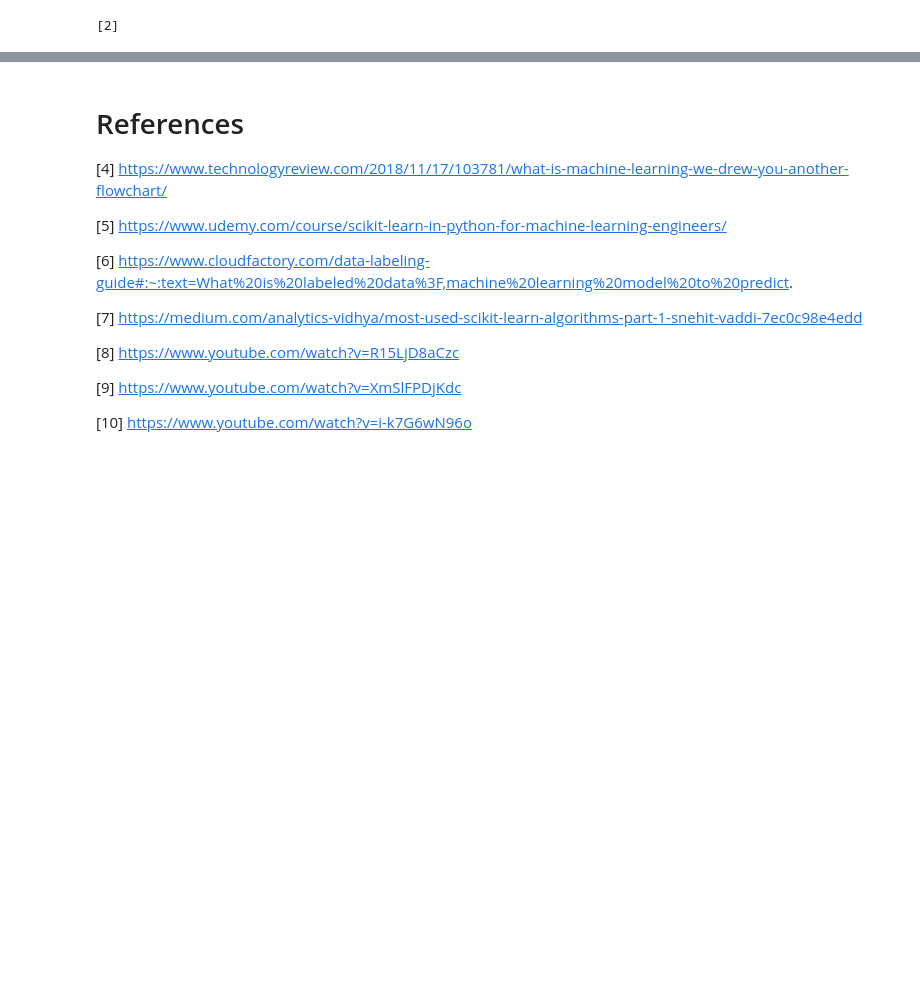
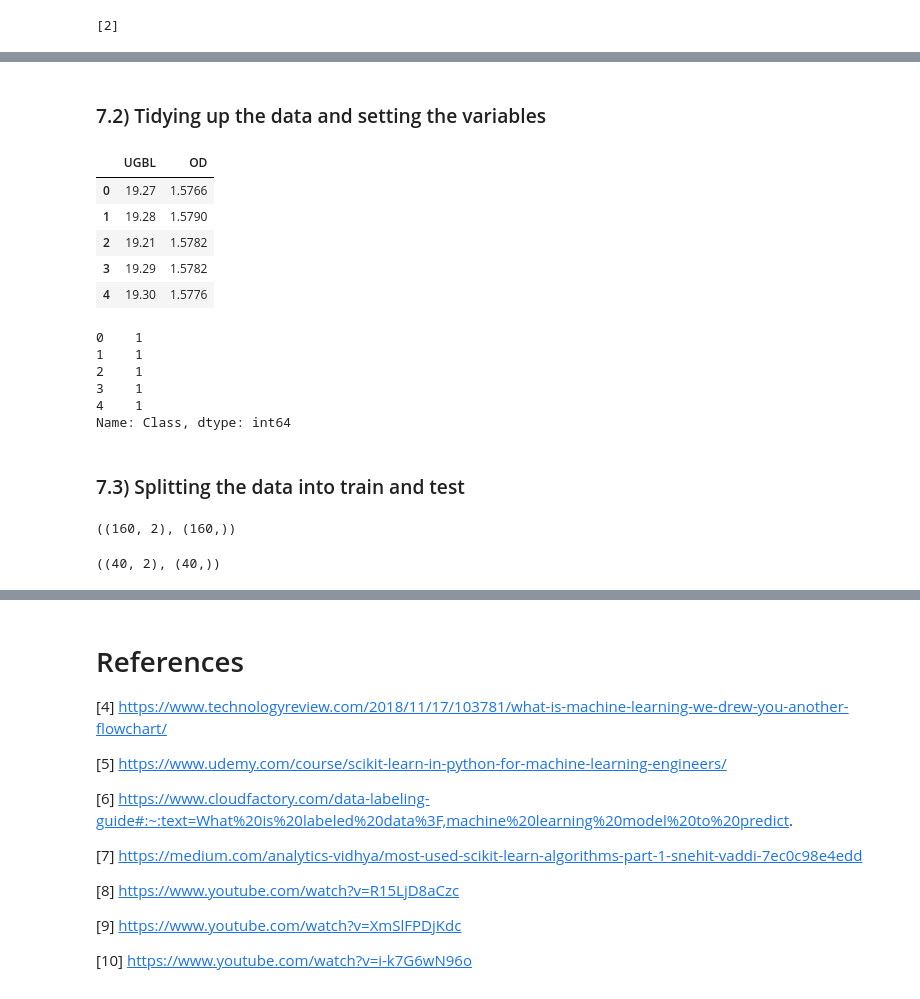
Before and after one commit to KeithQuinn/Machine-Learning-and-Statistics-Winter-21-22, a Jupyter notebook: Scikit-Learn.ipynb, the cells around one changed output, grey strips where cells are left out. Drawn from its saved outputs; the diff is of its cells as text; code cells hidden in the pictures; blank space fills up the shorter version.

```diff
--- a/Scikit-Learn.ipynb
+++ b/Scikit-Learn.ipynb
@@ -535,0 +558,24 @@ print(prediction)
+# %% [markdown]
+### 7.2) Tidying up the data and setting the variables
+# %%
+X = tube_df.drop(['Class'], axis=1) # x variables
+X.head()
+# %% [output]
+|  | UGBL | OD |
+| 0 | 19.27 | 1.5766 |
+| 1 | 19.28 | 1.5790 |
+| 2 | 19.21 | 1.5782 |
+| 3 | 19.29 | 1.5782 |
+| 4 | 19.30 | 1.5776 |
+# %%
+Y = tube_df['Class'] # y variable
+Y.head()
+# %% [output]
+0    1
+1    1
+2    1
+3    1
+4    1
+Name: Class, dtype: int64
+# %% [markdown]
+### 7.3) Splitting the data into train and test
@@ -535,0 +584,8 @@ print(prediction)
+# %%
+X_train.shape, Y_train.shape # 80% of the original dataset 200 is 160.
+# %% [output]
+((160, 2), (160,))
+# %%
+X_test.shape, Y_test.shape # 20% of the original dataset 200 is 40.
+# %% [output]
+((40, 2), (40,))
```
Also changed, not shown: parts of 19 cells of this notebook, 2 other files.
